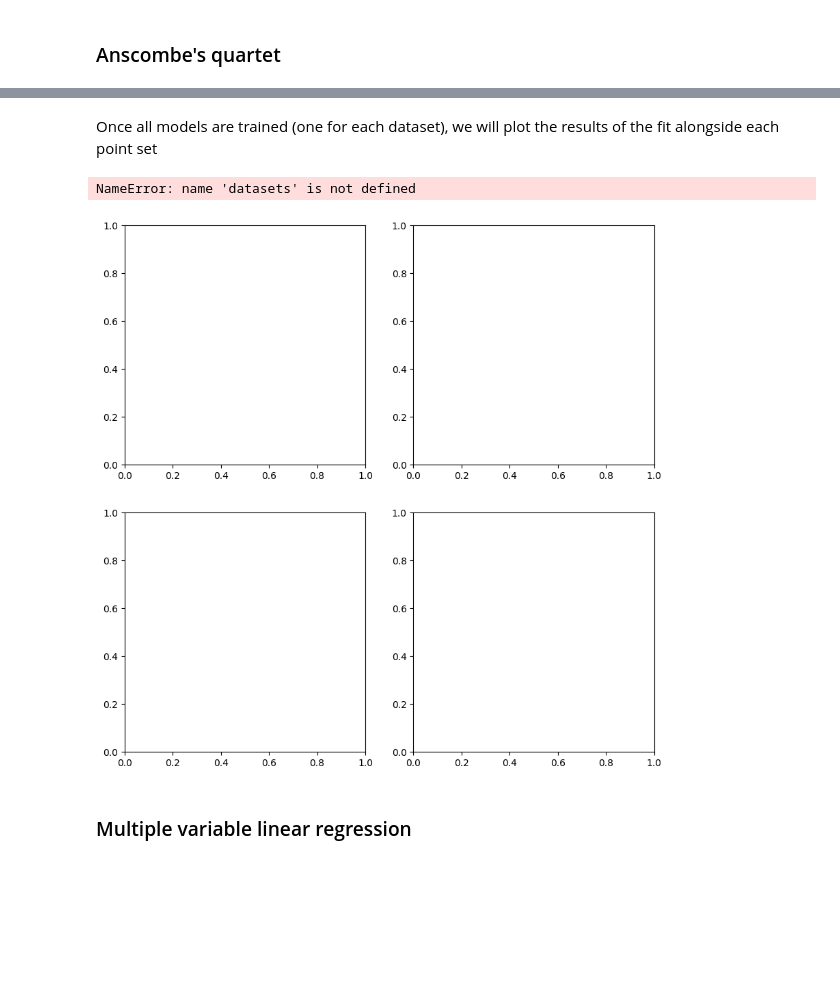
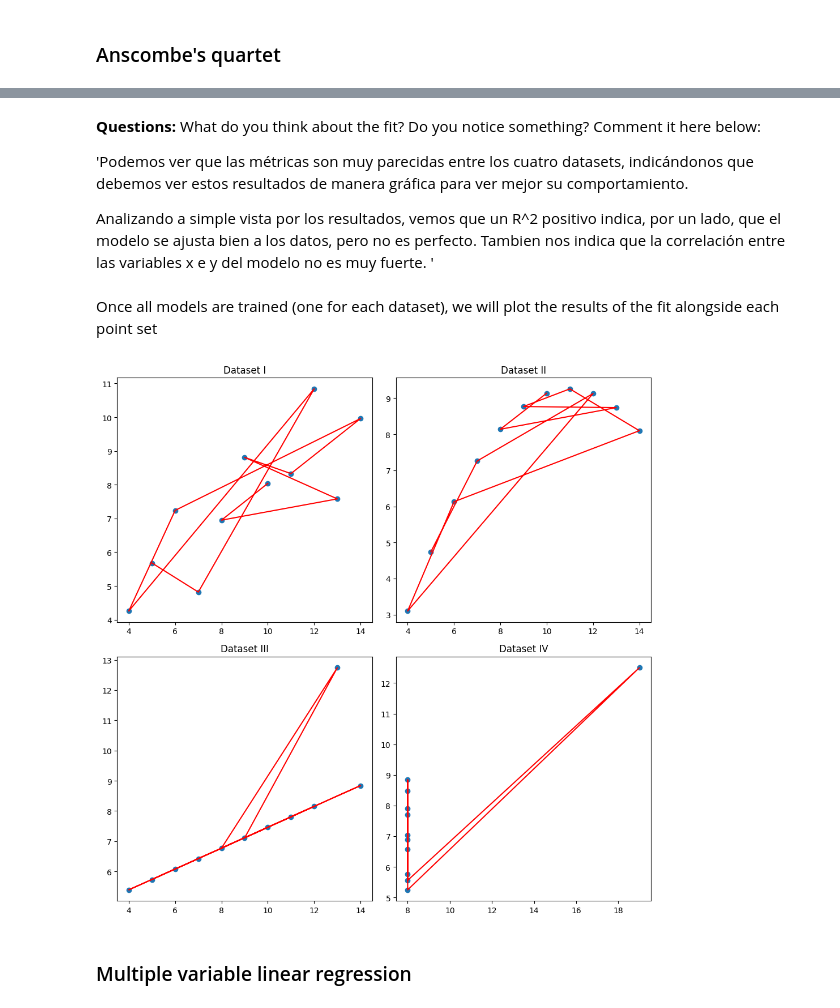
Before and after one commit to ICAI-IMAT-ML/p2-3-beajimeenez, a Jupyter notebook: notebook/Lab_2_3_LinearRegression.ipynb, the cells around one changed output, grey strips where cells are left out. Cells and saved outputs as stored; diff of their text form; code cells hidden in the pictures; blank space fills up the shorter version.

Commit message:
plots y ascombe

```diff
--- a/notebook/Lab_2_3_LinearRegression.ipynb
+++ b/notebook/Lab_2_3_LinearRegression.ipynb
@@ -68,0 +93,2 @@ TypeError: 'NoneType' object is not iterable
+# %%
+anscombe, datasets, models, results = anscombe_quartet()
@@ -69,26 +104,33 @@ TypeError: 'NoneType' object is not iterable
+# %% [markdown]
+**Questions:** What do you think about the fit? Do you notice something? Comment it here below:
+
+'Podemos ver que las métricas son muy parecidas entre los cuatro datasets, indicándonos que debemos ver estos resultados de manera gráfica para ver mejor su comportamiento.
+
+Analizando a simple vista por los resultados, vemos que un R^2 positivo indica, por un lado, que el modelo se ajusta bien a los datos, pero no es perfecto.
+Tambien nos indica que la correlación entre las variables x e y del modelo no es muy fuerte.  '
 # %% [markdown]
 
 Once all models are trained (one for each dataset), we will plot the results of the fit alongside each point set
 # %%
 # Visualizing the datasets with their regression lines
 fig, axs = plt.subplots(2, 2, figsize=(10, 10))
 axs = axs.flatten()
 
 for i, dataset in enumerate(datasets):
 
     # TODO: Select the dataset for each case
-    data = None
+    data = anscombe[anscombe["dataset"] == dataset]
+
     axs[i].scatter(data['x'], data['y'])
 
     # TODO: Plot the data and the fit (fill the "None" value)
-    axs[i].plot(data['x'], None, color='red')  # Regression line
+    axs[i].plot(data['x'], data["y"] , color='red')  # Regression line
     axs[i].set_title(f"Dataset {dataset}")
 
 plt.tight_layout()
 plt.show()
 # %% [output]
-NameError: name 'datasets' is not defined
-[figure, old version]
+[figure, new version]
 # %% [markdown]
 ### Multiple variable linear regression
 # %% [markdown]
```
Also changed, not shown: parts of 9 cells of this notebook, 1 other file.
